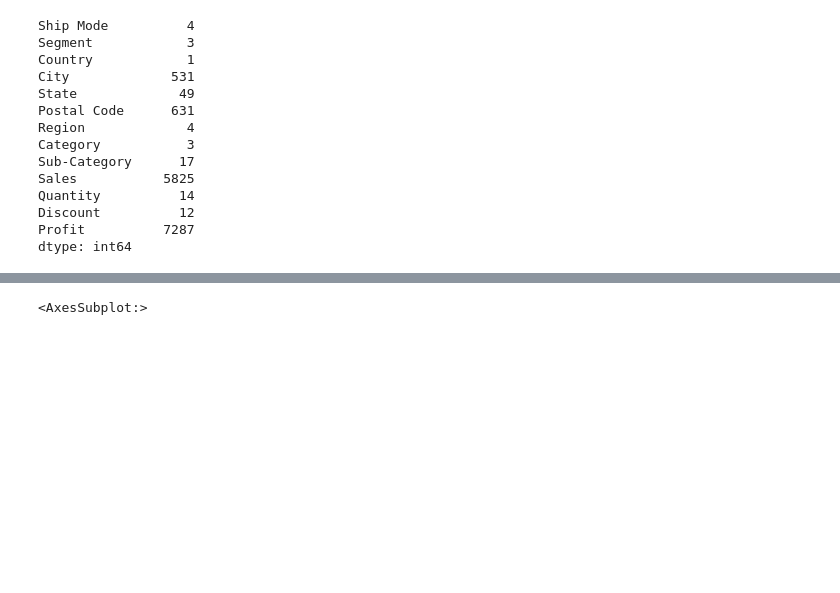
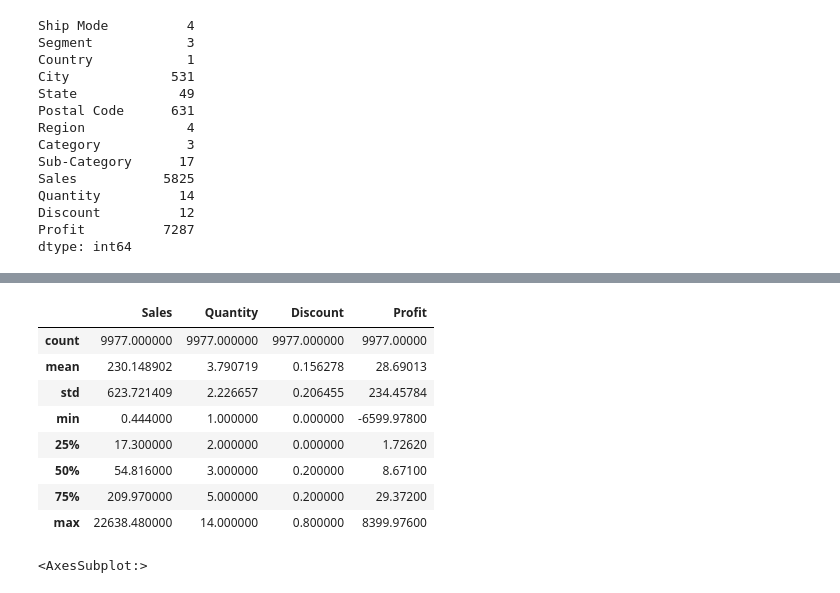
Before and after one commit to mariam-bebawy/GRIP_TSF_DataScienceAndBusinessAnalytics, a Jupyter notebook: task_3/task_3.ipynb, the cells around one changed output, grey strips where cells are left out. Saved outputs shown, nothing was run; the diff lists cells and outputs as text; code cells hidden in the pictures; blank space fills up the shorter version.

```diff
--- a/task_3/task_3.ipynb
+++ b/task_3/task_3.ipynb
@@ -93,6 +93,18 @@ data_sub.head()
 | 2 | Second Class | Corporate | Los Angeles | California | West | Office Supplies | Labels | 14.6200 | 2 | 0.00 | ... |
 | 3 | Standard Class | Consumer | Fort Lauderdale | Florida | South | Furniture | Tables | 957.5775 | 5 | 0.45 | ... |
 | 4 | Standard Class | Consumer | Fort Lauderdale | Florida | South | Office Supplies | Storage | 22.3680 | 2 | 0.20 | ... |
+# %%
+data_sub.describe()
+# %% [output]
+|  | Sales | Quantity | Discount | Profit |
+| count | 9977.000000 | 9977.000000 | 9977.000000 | 9977.00000 |
+| mean | 230.148902 | 3.790719 | 0.156278 | 28.69013 |
+| std | 623.721409 | 2.226657 | 0.206455 | 234.45784 |
+| min | 0.444000 | 1.000000 | 0.000000 | -6599.97800 |
+| 25% | 17.300000 | 2.000000 | 0.000000 | 1.72620 |
+| 50% | 54.816000 | 3.000000 | 0.200000 | 8.67100 |
+| 75% | 209.970000 | 5.000000 | 0.200000 | 29.37200 |
+| max | 22638.480000 | 14.000000 | 0.800000 | 8399.97600 |
 # %%
 plt.figure(figsize=(12,8))
 ax = sns.heatmap(data_sub.corr(), annot=True)
```
Also changed, not shown: parts of 1 cell of this notebook.
